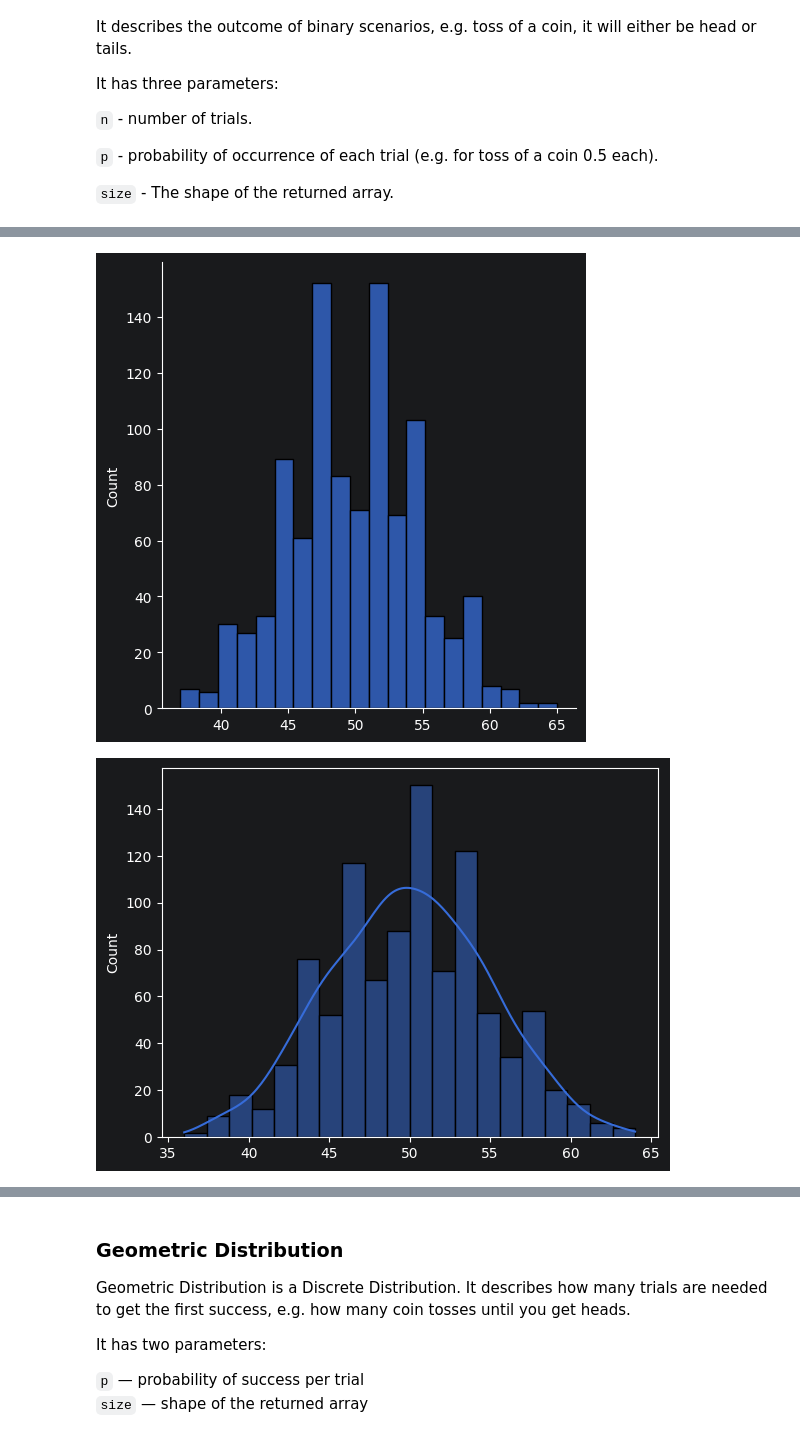
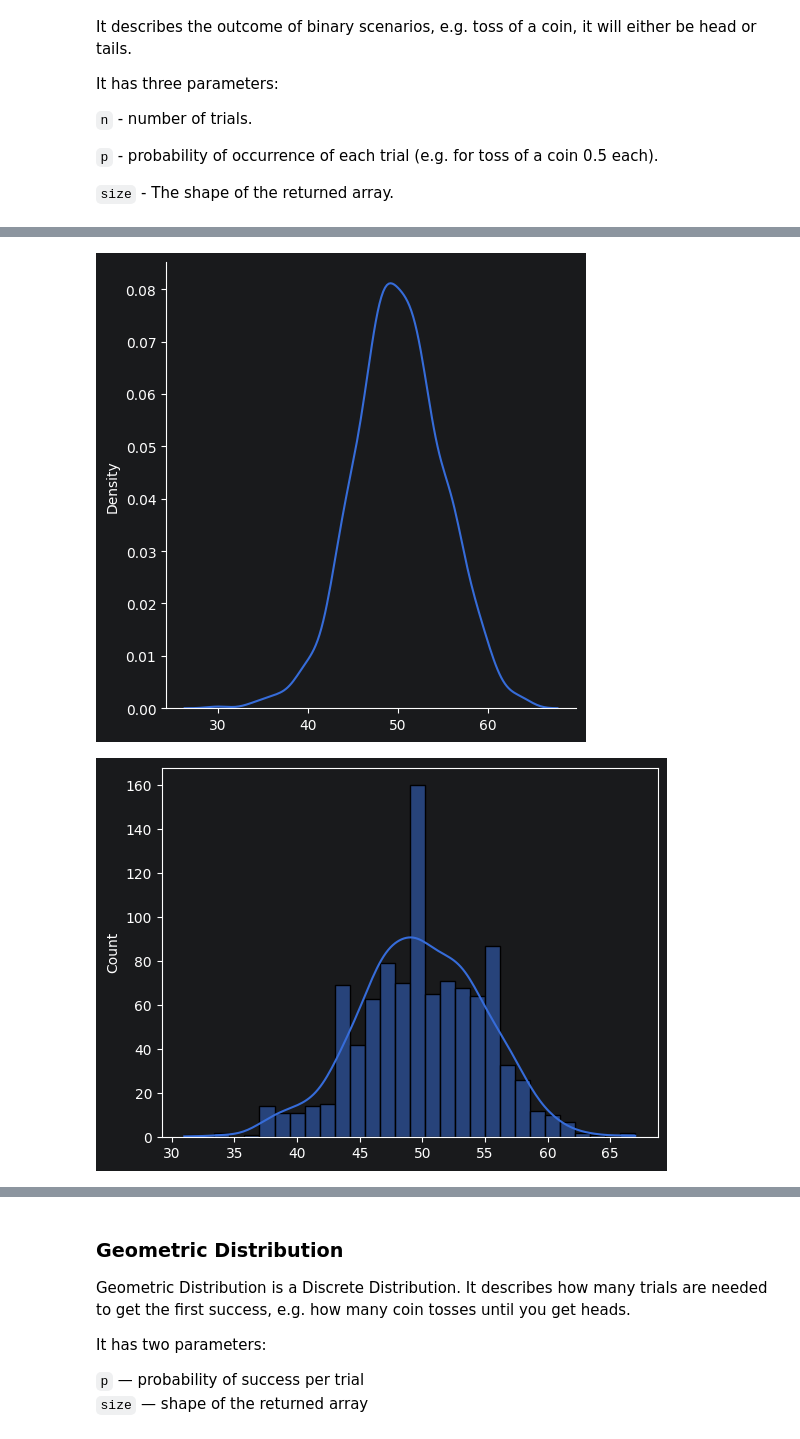
Before and after one commit to azizi23507/GitProject1, a Jupyter notebook: stats.ipynb, the cells around one changed output, grey strips where cells are left out. Saved outputs shown, nothing was run; the diff lists cells and outputs as text; code cells hidden in the pictures.

```diff
--- a/stats.ipynb
+++ b/stats.ipynb
@@ -176,12 +176,12 @@ print(x)
 # %%
 # Visualization of Binomial Distribution
-sns.displot(random.binomial(n=100, p=0.5, size=1000))
+sns.displot(random.binomial(n=100, p=0.5, size=1000), kind='kde')
 plt.show()
 sns.histplot(random.binomial(n=100, p=0.5, size=1000), kde=True)
 plt.show()
 # %% [output]
-[figure, old version]
+[figure, new version]
-[figure, old version]
+[figure, new version]
 # %%
 """
 The main difference is that normal distribution is continuous whereas binomial is discrete,
```
Also changed, not shown: parts of 31 cells of this notebook, 1 other file.
